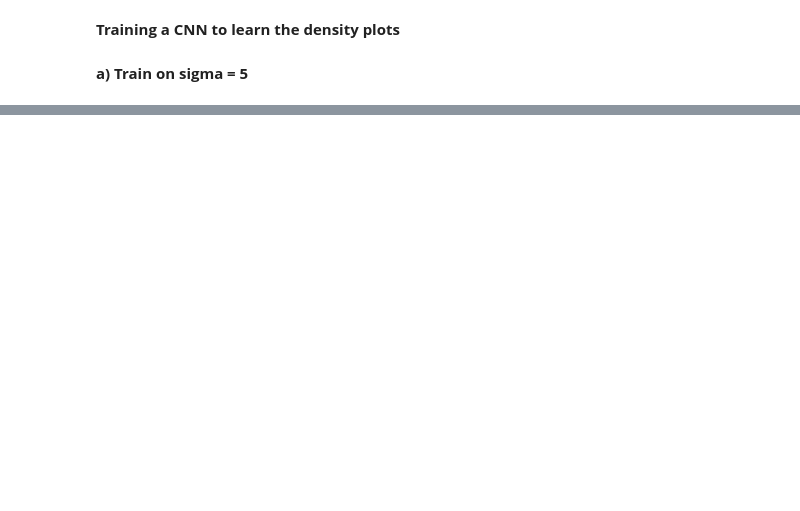
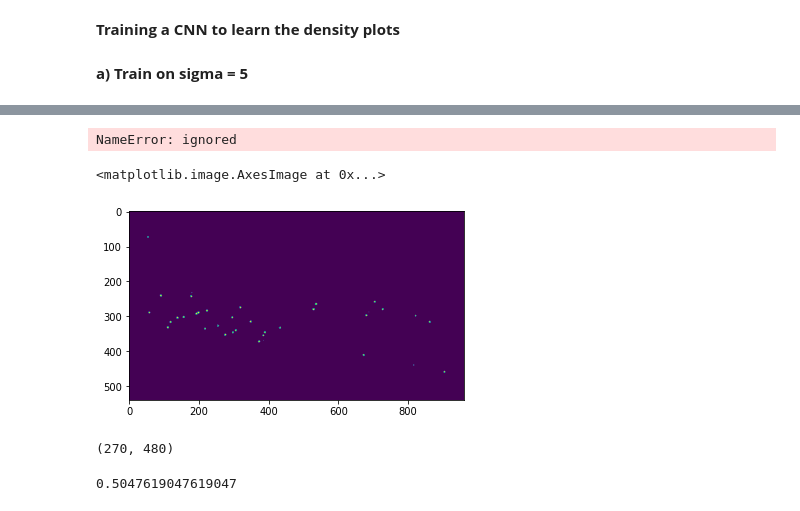
Before and after one commit to ManavFCB/Crowd-Counting, a Jupyter notebook: Crowd_Counting_P1.ipynb, the cells around one changed output, grey strips where cells are left out. Saved outputs shown, nothing was run; the diff lists cells and outputs as text; code cells hidden in the pictures; blank space fills up the shorter version.

```diff
--- a/Crowd_Counting_P1.ipynb
+++ b/Crowd_Counting_P1.ipynb
@@ -445,0 +353,4 @@ reg = densitytogt()
+# %%
+pred = unet.predict(x_test, batch_size = 16)
+pred = 255 * pred
+pred = pred.astype('uint8')
@@ -445,0 +375,12 @@ reg = densitytogt()
+# %%
+def resize_img(x1):
+  for i in range(x1.shape[0]):
+    _, x1[i,:,:] = cv2.threshold(x1[i,:,:], 0, 1, cv2.THRESH_BINARY + cv2.THRESH_OTSU)
+  return x1
+# %%
+x2 = resize_img(pred.astype('uint8'))
+x2 = np.reshape(x2, (x2.shape[0], x2.shape[1], x2.shape[2]))
+
+
+# sums_train, sums_test, sums_pred = sums(y_train), sums(y_test), sums(x2)
+# f_train, f_test = sums_train / gt_train_list, sums_test / gt_test_list
@@ -449,4 +448,4 @@ reg.summary()
 reg.compile(optimizer='adam', loss = 'mse')
 # %%
-reg.fit(x2, np.array(gt_train, dtype = 'float32'), batch_size=16, epochs = 20, shuffle = True)
+reg.fit(y_train, np.array(gt_train_list, dtype = 'float32'), batch_size=32, epochs = 30, shuffle = True, validation_data=(y_test, np.array(gt_test_list, dtype = 'float32')))
 # %% [output]
@@ -508,0 +537,22 @@ x_train = []
+# %%
+pred_counts = np.array(pred_counts)
+diffs = (target - pred_counts)
+sse = np.sum(diff * diff)
+rmse = np.mean(np.sqrt(sse))
+print(rmse)
+np.mean(np.abs(target - pred_counts))
+# %% [output]
+NameError: ignored
+# %%
+plt.imshow(x2[0])
+# %% [output]
+<matplotlib.image.AxesImage at 0x...>
+[figure, added]
+# %%
+x_train[0].shape
+# %% [output]
+(270, 480)
+# %%
+424/840
+# %% [output]
+0.5047619047619047
```
Also changed, not shown: parts of 73 cells of this notebook.
